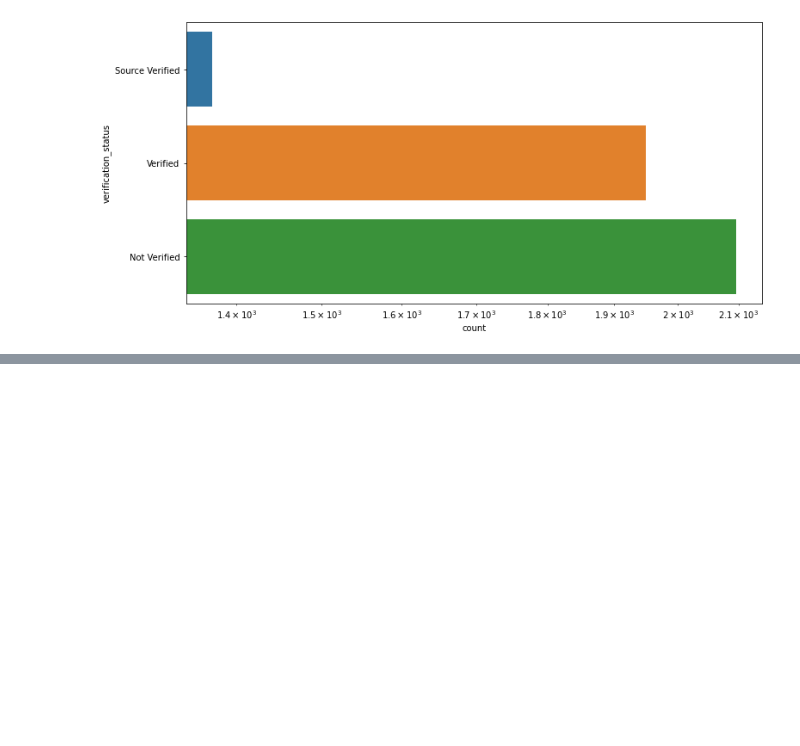
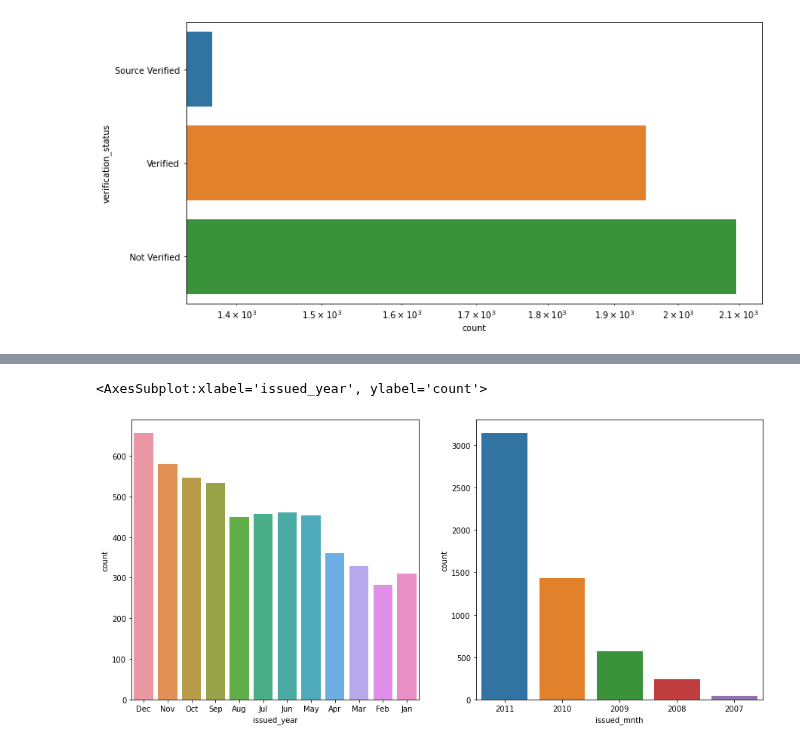
Before and after one commit to sateeshkumarj/Leanding_Club, a Jupyter notebook: leanding_club.ipynb, the cells around one changed output, grey strips where cells are left out. Saved outputs shown, nothing was run; the diff lists cells and outputs as text; code cells hidden in the pictures; blank space fills up the shorter version.

Commit message:
Added Analysis -4

```diff
--- a/leanding_club.ipynb
+++ b/leanding_club.ipynb
@@ -242,0 +301,12 @@ sns.countplot(y='verification_status', data=loan[loan['loan_status']=='Charged O
+# %%
+#As per excel issue_d column seems to be MOnth-Year. In Data dictionary also it is not clearly mentioned.
+#With the Analysis, the loan taken in the year 2011 has more defaulter
+
+plt.figure(figsize=(15,15))
+plt.subplot(222)
+sns.countplot(x='issued_mnth', data=loan[loan['loan_status']=='Charged Off'])
+plt.subplot(221)
+sns.countplot(x='issued_year', data=loan[loan['loan_status']=='Charged Off'])
+# %% [output]
+<AxesSubplot:xlabel='issued_year', ylabel='count'>
+[figure, added]
```
Also changed, not shown: parts of 8 cells of this notebook.
